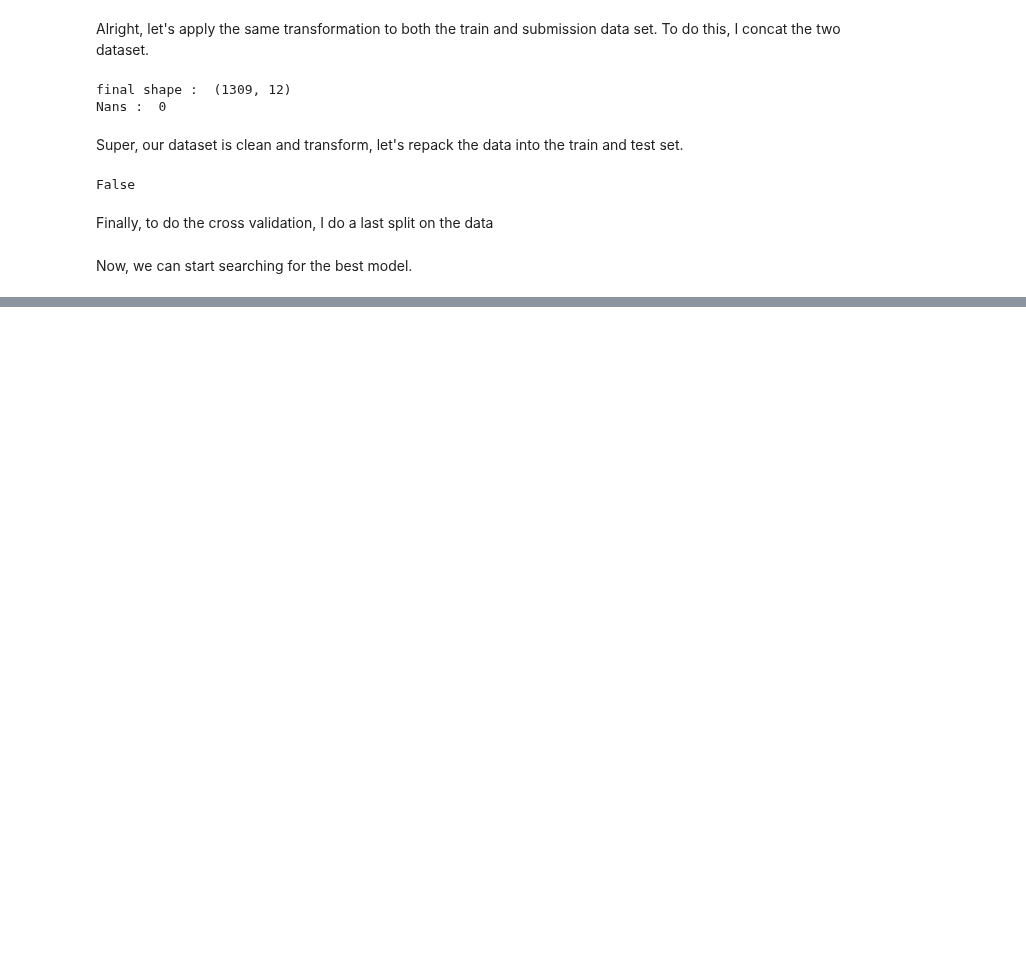
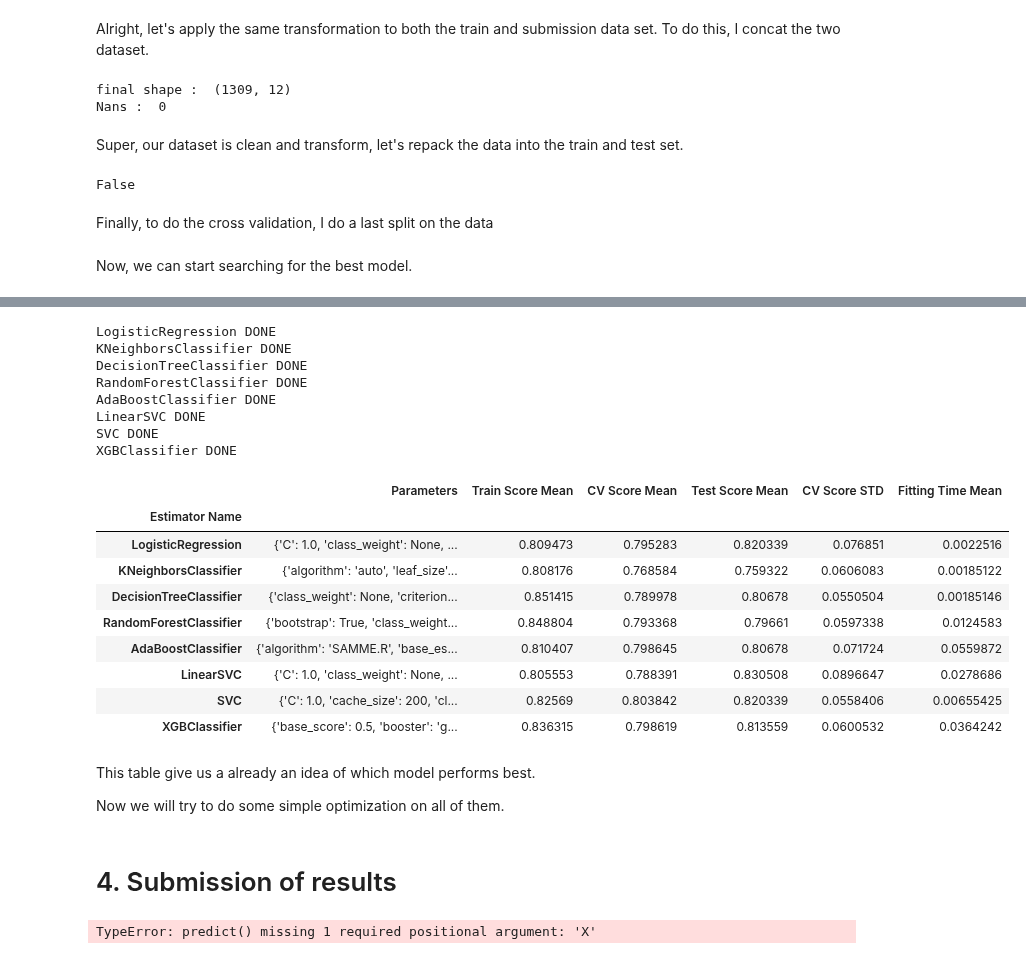
Before and after one commit to ArthMx/Titanic-Kaggle, a Jupyter notebook: Titanic.ipynb, the cells around one changed output, grey strips where cells are left out. Cells and saved outputs as stored; diff of their text form; code cells hidden in the pictures; blank space fills up the shorter version.

Commit message:
First part of model selection

```diff
--- a/Titanic.ipynb
+++ b/Titanic.ipynb
@@ -714,7 +714,8 @@ class dummy_encoder(BaseEstimator, TransformerMixin):
     def __init__(self, drop_first=False):
         self.drop_first = drop_first
     def fit(self, X, y=None):
-        self.cols = X.loc[:, X.dtypes.isin(['object', 'category'])].columns
+        dtypes = X.dtypes
+        self.cols = X.loc[:, (dtypes == 'object')|(dtypes == 'category')].columns
         self.dummy_cols = pd.get_dummies(X, columns=self.cols, drop_first=self.drop_first).columns
 
         return self
@@ -800,0 +897,45 @@ Now, we can start searching for the best model.
+# %%
+# list of pre-processing transformer
+preprocess_steps = [StandardScaler()]
+
+# list of estimators to be trial
+estimators = [LogisticRegression(),
+              KNeighborsClassifier(),
+              DecisionTreeClassifier(),
+              RandomForestClassifier(),
+              AdaBoostClassifier(),
+              LinearSVC(),
+              SVC(),
+              XGBClassifier()
+             ]
+
+# list of dictionnay of parameters values, all dictionnary are empty : default values for the gridsearch
+params_list = []
+for estimator in estimators:
+    params_list.append({})
+
+results_df, best_estimators = multi_estimators_gridsearch(preprocess_steps, estimators, params_list, X_train, y_train, X_test, y_test, grid_cv=5)
+results_df
+# %% [output]
+LogisticRegression DONE
+KNeighborsClassifier DONE
+DecisionTreeClassifier DONE
+RandomForestClassifier DONE
+AdaBoostClassifier DONE
+LinearSVC DONE
+SVC DONE
+XGBClassifier DONE
+|  | Parameters | Train Score Mean | CV Score Mean | Test Score Mean | CV Score STD | Fitting Time Mean |
+| Estimator Name |  |  |  |  |  |  |
+| LogisticRegression | {'C': 1.0, 'class_weight': None, ... | 0.809473 | 0.795283 | 0.820339 | 0.076851 | 0.0022516 |
+| KNeighborsClassifier | {'algorithm': 'auto', 'leaf_size'... | 0.808176 | 0.768584 | 0.759322 | 0.0606083 | 0.00185122 |
+| DecisionTreeClassifier | {'class_weight': None, 'criterion... | 0.851415 | 0.789978 | 0.80678 | 0.0550504 | 0.00185146 |
+| RandomForestClassifier | {'bootstrap': True, 'class_weight... | 0.848804 | 0.793368 | 0.79661 | 0.0597338 | 0.0124583 |
+| AdaBoostClassifier | {'algorithm': 'SAMME.R', 'base_es... | 0.810407 | 0.798645 | 0.80678 | 0.071724 | 0.0559872 |
+| LinearSVC | {'C': 1.0, 'class_weight': None, ... | 0.805553 | 0.788391 | 0.830508 | 0.0896647 | 0.0278686 |
+| SVC | {'C': 1.0, 'cache_size': 200, 'cl... | 0.82569 | 0.803842 | 0.820339 | 0.0558406 | 0.00655425 |
+| XGBClassifier | {'base_score': 0.5, 'booster': 'g... | 0.836315 | 0.798619 | 0.813559 | 0.0600532 | 0.0364242 |
+# %% [markdown]
+This table give us a already an idea of which model performs best.
+
+Now we will try to do some simple optimization on all of them.
@@ -800,0 +967,10 @@ Now, we can start searching for the best model.
+# %% [markdown]
+# 4. Submission of results
+# %%
+best_SVC = best_estimators['SVC']
+y_submission = SVC.predict(X_submission)
+
+submission_df = pd.DataFrame({'PassengerId':X_submission.index, 'Survived':y_submission})
+submission_df.to_csv('Data/submission.csv', index=False)
+# %% [output]
+TypeError: predict() missing 1 required positional argument: 'X'
```
Also changed, not shown: parts of 8 cells of this notebook.
